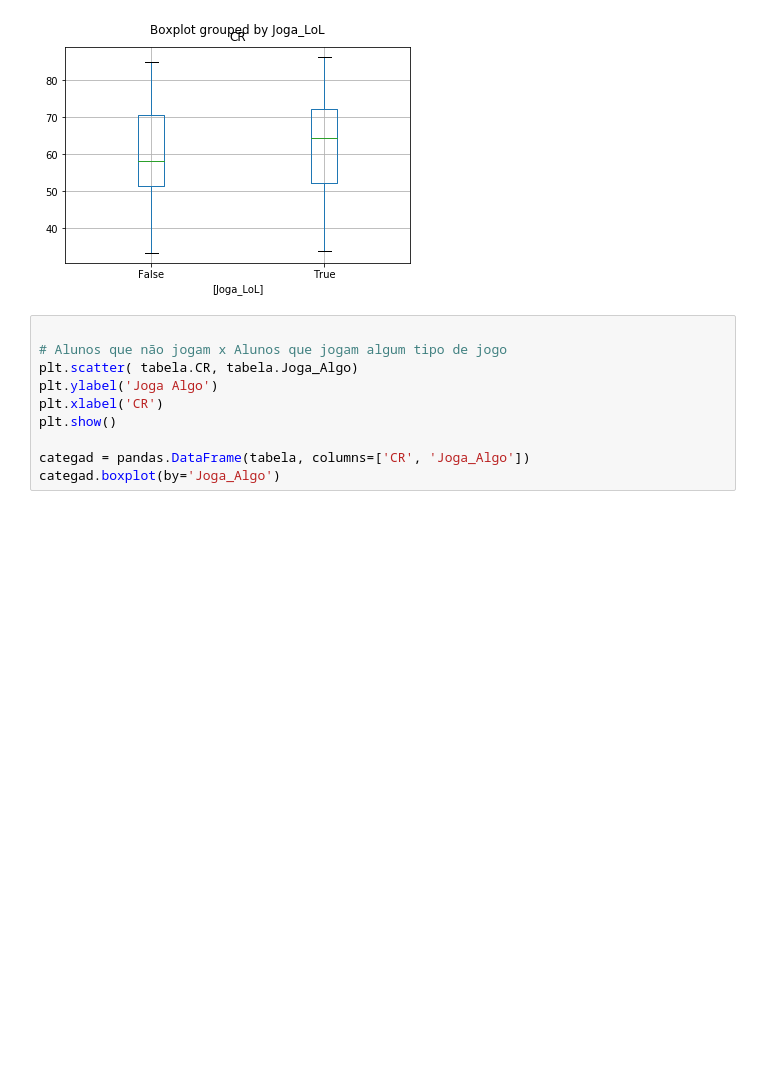
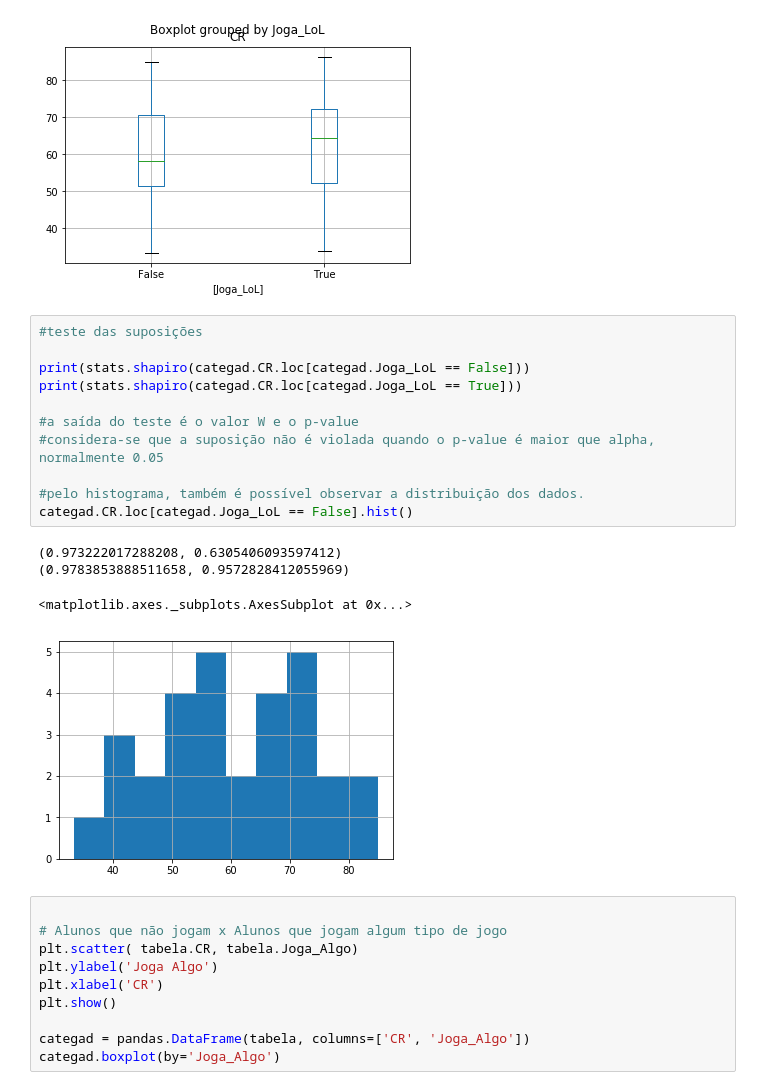
Before and after one commit to mgiovani/TopicosIC, a Jupyter notebook: Em Grupo/Trabalho Intermediário/ExplorandoDados/AnaliseDados.ipynb, the cells around one changed output. Saved outputs shown, nothing was run; the diff lists cells and outputs as text; blank space fills up the shorter version.

Commit message:
exploracao dos dados 2

```diff
--- a/Em Grupo/Trabalho Intermediário/ExplorandoDados/AnaliseDados.ipynb
+++ b/Em Grupo/Trabalho Intermediário/ExplorandoDados/AnaliseDados.ipynb
@@ -72,6 +73,22 @@ categad.boxplot(by='Joga_LoL')
 [figure]
 <matplotlib.axes._subplots.AxesSubplot at 0x...>
 [figure]
+# %%
+#teste das suposições
+
+print(stats.shapiro(categad.CR.loc[categad.Joga_LoL == False]))
+print(stats.shapiro(categad.CR.loc[categad.Joga_LoL == True]))
+
+#a saída do teste é o valor W e o p-value
+#considera-se que a suposição não é violada quando o p-value é maior que alpha, normalmente 0.05
+
+#pelo histograma, também é possível observar a distribuição dos dados.
+categad.CR.loc[categad.Joga_LoL == False].hist()
+# %% [output]
+(0.973222017288208, 0.6305406093597412)
+(0.9783853888511658, 0.9572828412055969)
+<matplotlib.axes._subplots.AxesSubplot at 0x...>
+[figure, added]
 # %%
 
 # Alunos que não jogam x Alunos que jogam algum tipo de jogo
```
Also changed, not shown: parts of 3 cells of this notebook.
